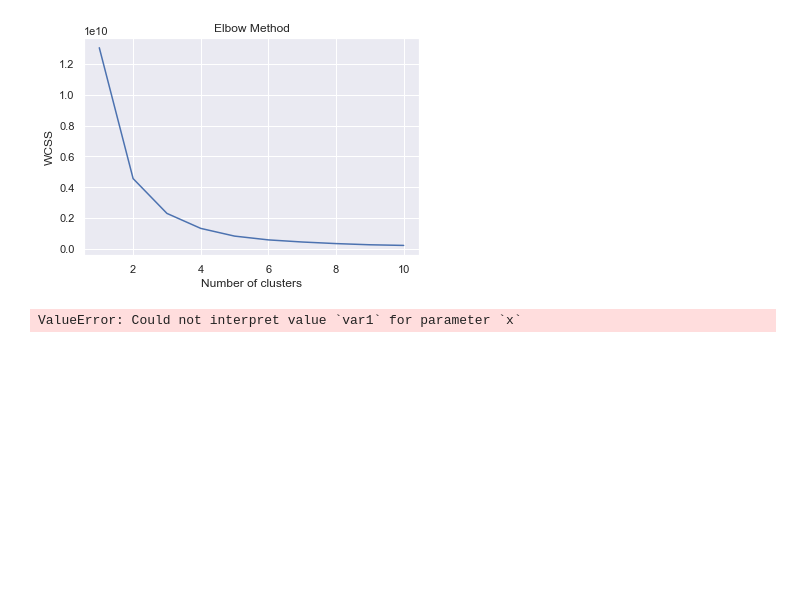
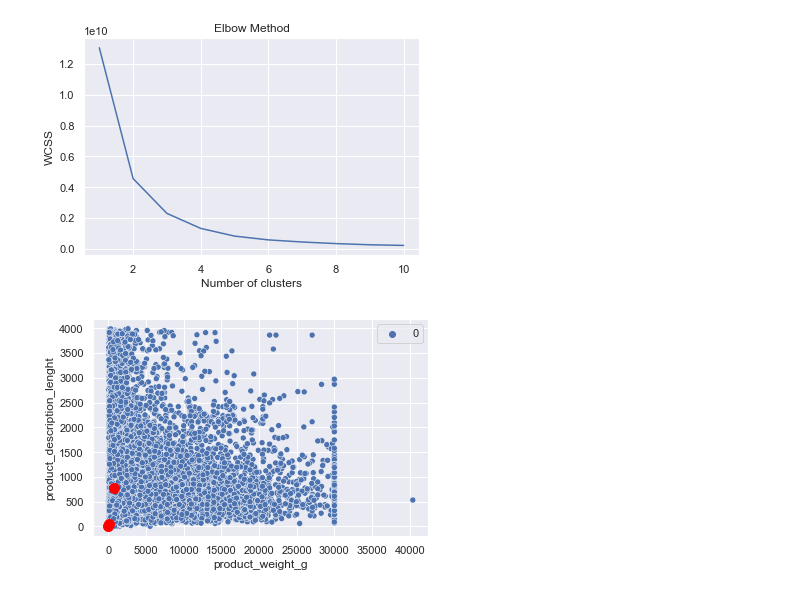
Before and after one commit to ckavana/Project4-clustering, a Jupyter notebook: Project 4 - Clustering.ipynb, the cells around one changed output. Cells and saved outputs as stored; diff of their text form; code cells hidden in the pictures; blank space fills up the shorter version.

```diff
--- a/Project 4 - Clustering.ipynb
+++ b/Project 4 - Clustering.ipynb
@@ -169,3 +160,0 @@ from sklearn.cluster import KMeans
-# %%
-kmeans = KMeans(3)
-means.fit(x)
@@ -185,10 +180,10 @@ plt.show()
 # %% [output]
 [figure]
 # %%
-kmeans = KMeans(n_clusters=4, init='k-means++', max_iter=300, n_init=10, random_state=0)
+kmeans = KMeans(n_clusters=1, init='k-means++', max_iter=1, n_init=1, random_state=0)
 pred_y = kmeans.fit_predict(X)
-sns.scatterplot(data=df, x="var1", y="var2", hue=kmeans.labels_)
-plt.scatter(kmeans.cluster_centers_[2], kmeans.cluster_centers_[5], s=300, c='red')
+sns.scatterplot(data=df, x="product_weight_g", y="product_description_lenght", hue=kmeans.labels_)
+plt.scatter(kmeans.cluster_centers_[0], kmeans.cluster_centers_[0], s=100, c='red')
 plt.show()
 # %% [output]
-ValueError: Could not interpret value `var1` for parameter `x`
+[figure, added]
```
Also changed, not shown: parts of 4 cells of this notebook.
